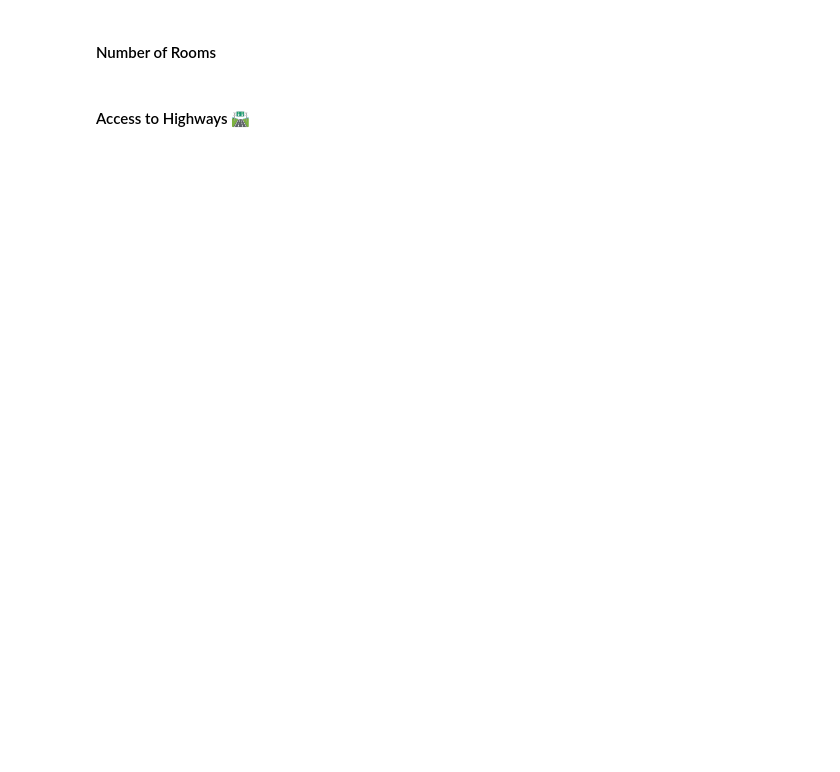
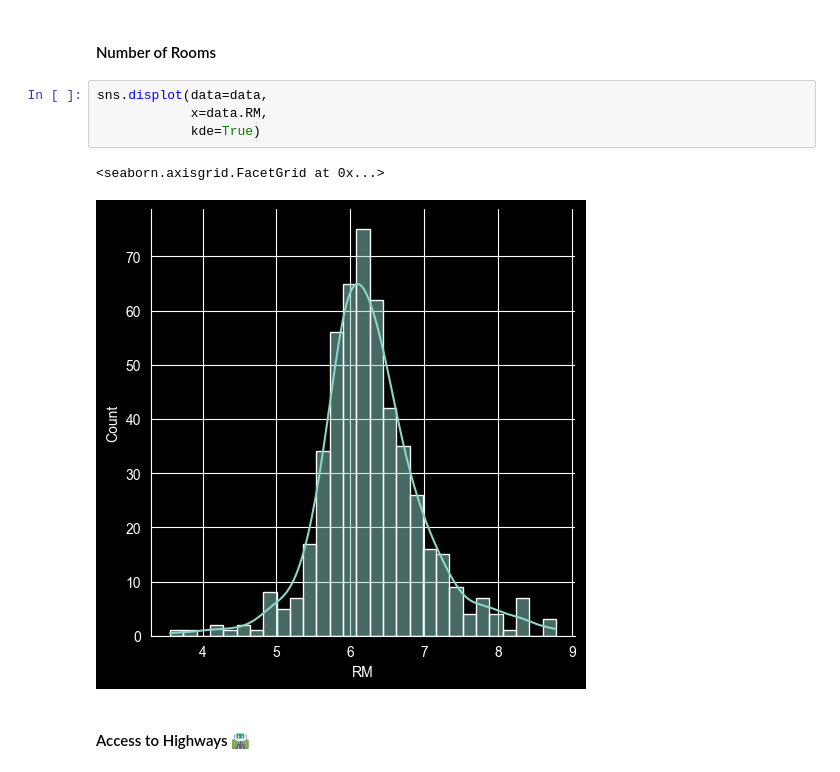
Before and after one commit to tbk81/100-DAYS-OF-CODE-PY, a Jupyter notebook: 81-predict-house-prices/Multivariable_Regression_and_Valuation_Model.ipynb, the cells around one changed output. Cells and saved outputs as stored; diff of their text form; blank space fills up the shorter version.

```diff
--- a/81-predict-house-prices/Multivariable_Regression_and_Valuation_Model.ipynb
+++ b/81-predict-house-prices/Multivariable_Regression_and_Valuation_Model.ipynb
@@ -219,4 +233,11 @@ What do you notice in the distributions of the data?
 # %% [markdown]
 #### Number of Rooms
+# %%
+sns.displot(data=data,
+            x=data.RM,
+            kde=True)
+# %% [output]
+<seaborn.axisgrid.FacetGrid at 0x...>
+[figure, added]
 # %% [markdown]
 #### Access to Highways 🛣
```
Also changed, not shown: parts of 5 cells of this notebook.
